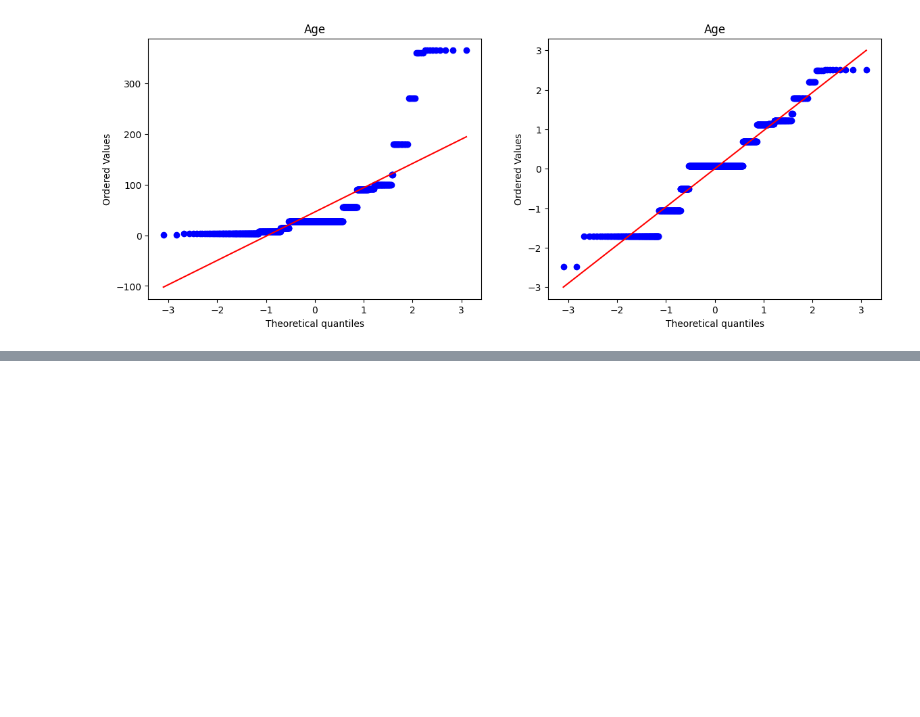
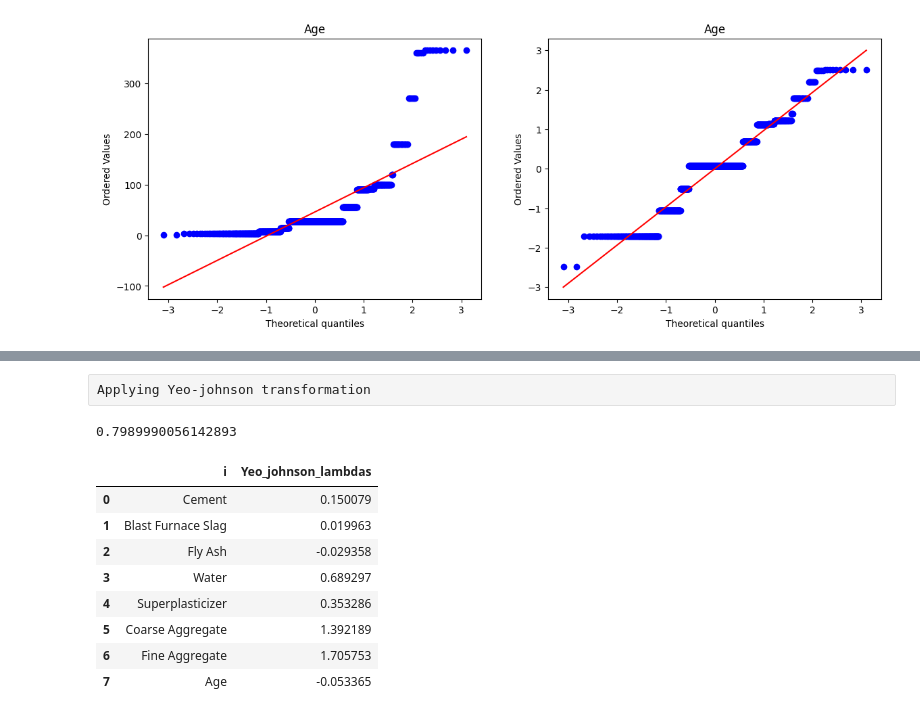
Before and after one commit to DeepakAK47/ML-Learning-Journey, a Jupyter notebook: fourth_phase/day31.ipynb, the cells around one changed output, grey strips where cells are left out. Cells and saved outputs as stored; diff of their text form; code cells hidden in the pictures; blank space fills up the shorter version.

```diff
--- a/fourth_phase/day31.ipynb
+++ b/fourth_phase/day31.ipynb
@@ -271,0 +405,28 @@ for col in x_train_transformed.columns:
+# %% [raw]
+Applying Yeo-johnson transformation
+# %%
+pt1 = PowerTransformer()
+x_train_transformed2 = pt1.fit_transform(x_train)
+x_test_transformed2 = pt1.fit_transform(x_test)
+
+LR = LinearRegression()
+LR.fit(x_train_transformed2,y_train)
+
+y_pred3 = LR.predict(x_test_transformed)
+
+print(r2_score(y_test,y_pred3))
+# %% [output]
+0.7989990056142893
+# %%
+# calculating the value of lambda of each feature after applying Yeo johnson
+pd.DataFrame({'i':x_train.columns,'Yeo_johnson_lambdas':pt1.lambdas_})
+# %% [output]
+|  | i | Yeo_johnson_lambdas |
+| 0 | Cement | 0.150079 |
+| 1 | Blast Furnace Slag | 0.019963 |
+| 2 | Fly Ash | -0.029358 |
+| 3 | Water | 0.689297 |
+| 4 | Superplasticizer | 0.353286 |
+| 5 | Coarse Aggregate | 1.392189 |
+| 6 | Fine Aggregate | 1.705753 |
+| 7 | Age | -0.053365 |
```
Also changed, not shown: parts of 9 cells of this notebook.
